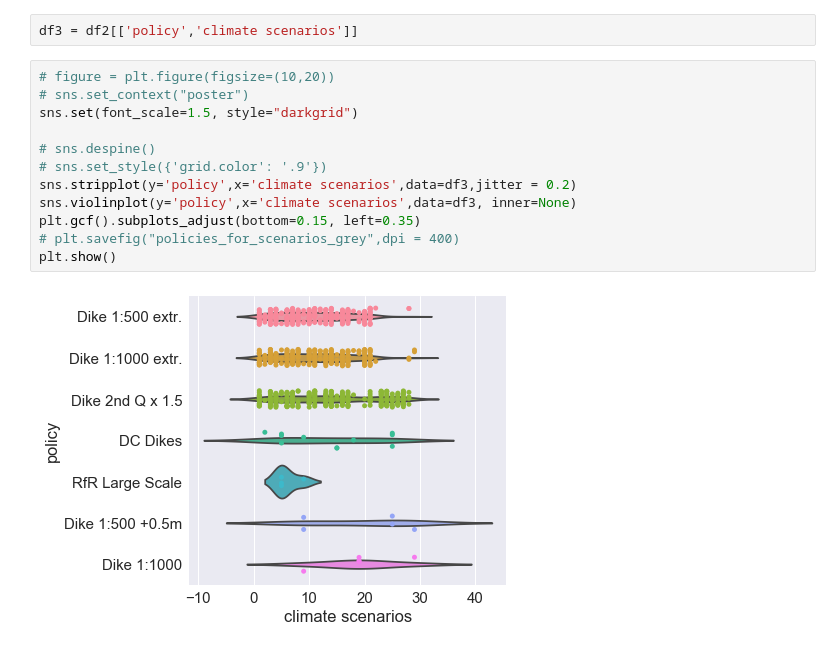
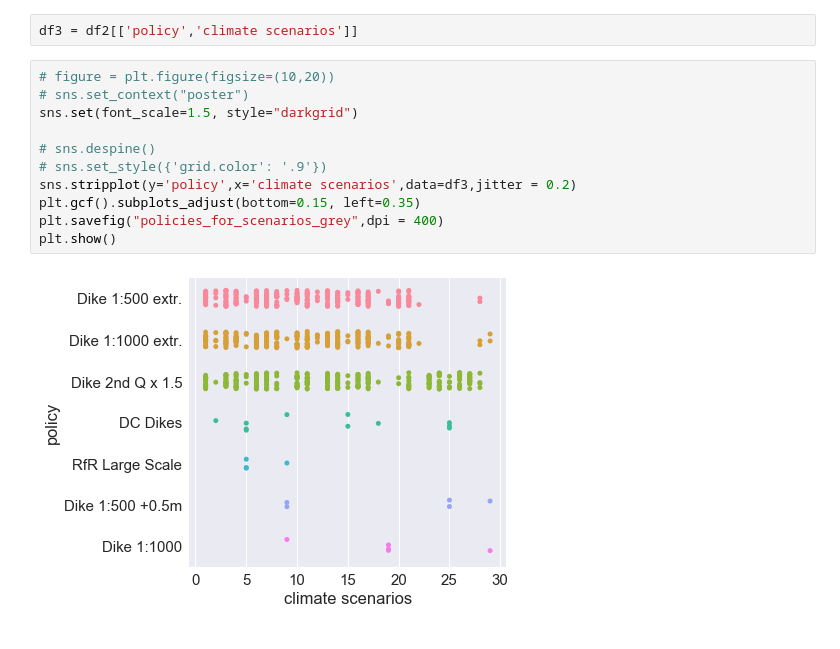
Before and after one commit to TRomijn/MBDM-project, a Jupyter notebook: Poster Assignment/3. Tim - Finding most robust policies-with new data.ipynb, the cells around one changed output. Cells and saved outputs as stored; diff of their text form.

```diff
--- a/Poster Assignment/3. Tim - Finding most robust policies-with new data.ipynb
+++ b/Poster Assignment/3. Tim - Finding most robust policies-with new data.ipynb
@@ -146,14 +146,13 @@ df3 = df2[['policy','climate scenarios']]
 # %%
 # figure = plt.figure(figsize=(10,20))
 # sns.set_context("poster")
 sns.set(font_scale=1.5, style="darkgrid")
 
 # sns.despine()
 # sns.set_style({'grid.color': '.9'})
 sns.stripplot(y='policy',x='climate scenarios',data=df3,jitter = 0.2)
-sns.violinplot(y='policy',x='climate scenarios',data=df3, inner=None)
 plt.gcf().subplots_adjust(bottom=0.15, left=0.35)
-# plt.savefig("policies_for_scenarios_grey",dpi = 400)
+plt.savefig("policies_for_scenarios_grey",dpi = 400)
 plt.show()
 # %% [output]
-[figure, old version]
+[figure, new version]
```
Also changed, not shown: 3 other files.
